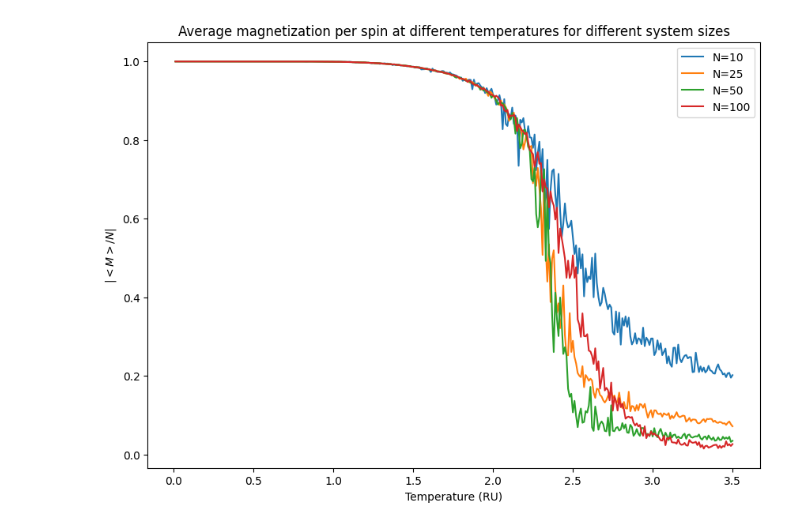
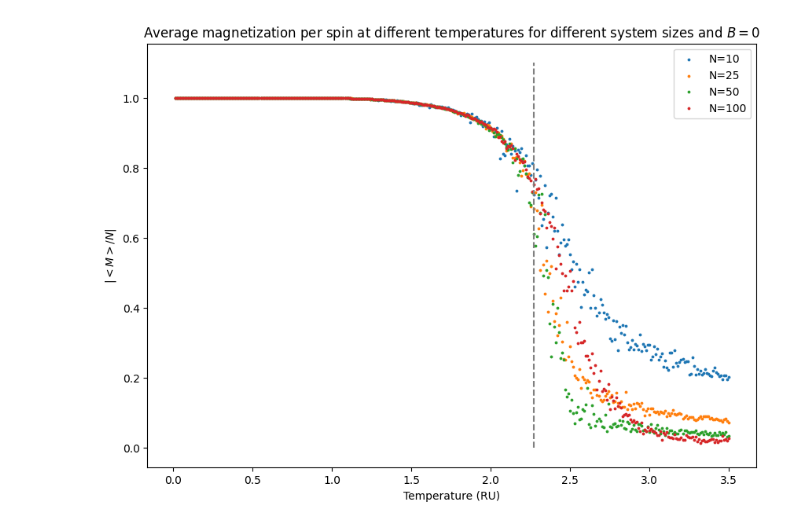
Before and after one commit to MaxNeg8/ml_ising, a Jupyter notebook: src/ising_analysis.ipynb, the cells around one changed output. Drawn from its saved outputs; the diff is of its cells as text; code cells hidden in the pictures.

```diff
--- a/src/ising_analysis.ipynb
+++ b/src/ising_analysis.ipynb
@@ -5,30 +5,32 @@ from matplotlib import pyplot as plt
 # %%
 Ns = [10, 25, 50, 100]
 
 fig, ax = plt.subplots(1, 1, figsize=(10, 7))
 
 for N in Ns:
 
     filtered_trajectories = filter_trajectories(N=N, J=1, B=0, temperature=(0, 3.55), folder="ising_analysis_traj")
 
     temperatures = []
     magnetizations = []
 
     for name, params in filtered_trajectories.items():
         temperatures.append(params["temperature"])
         trajectory = Trajectory.from_file(name)
         magnetizations.append(trajectory.magnetization(r_equil=0.2, abs=True, n_blocks=1))
 
     indices = np.argsort(temperatures)
 
-    ax.plot(np.array(temperatures)[indices], np.array(magnetizations)[indices], label=f"N={N}")
+    ax.scatter(np.array(temperatures)[indices], np.array(magnetizations)[indices], label=f"N={N}", s=3)
 
-ax.set_title("Average magnetization per spin at different temperatures for different system sizes")
+ax.vlines(x=2.269185, ymin=0.0, ymax=1.1, ls="--", color="gray", label="$T_c = 2.269185$")
+
+ax.set_title("Average magnetization per spin at different temperatures for different system sizes and $B = 0$")
 ax.set_xlabel("Temperature (RU)")
 ax.set_ylabel("$|<M>/N|$")
 
 ax.legend()
 
 plt.show()
 # %% [output]
-[figure, old version]
+[figure, new version]
```
Also changed, not shown: parts of 1 cell of this notebook, 1 other file.
